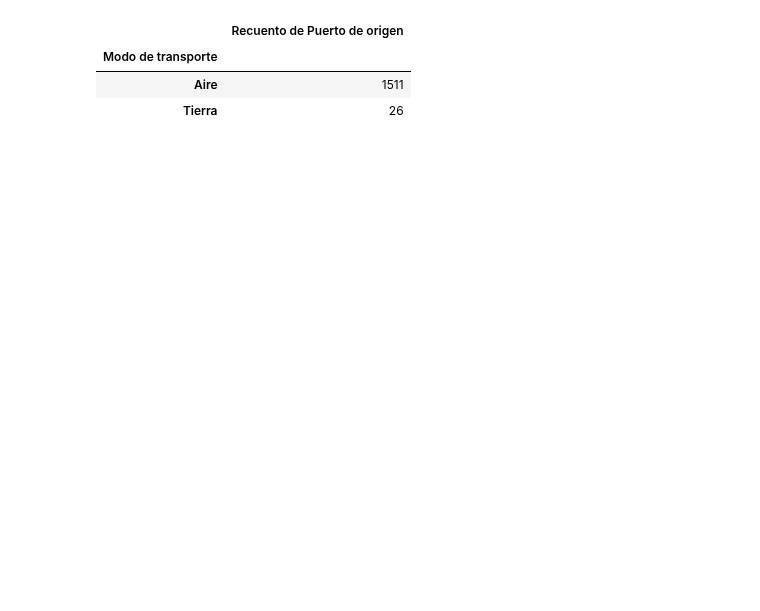
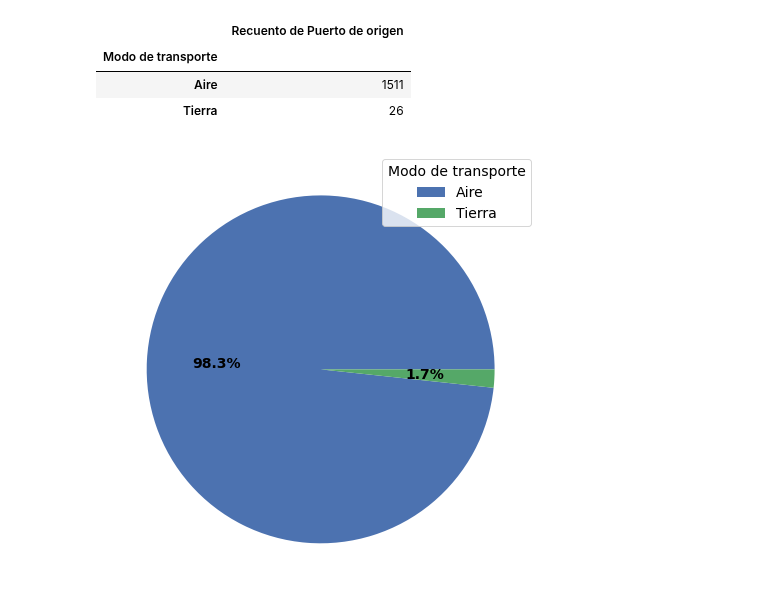
Before and after one commit to hernanrodri/Supply-Chain-Analytics, a Jupyter notebook: Analytics/Freights.ipynb, the cells around one changed output. Drawn from its saved outputs; the diff is of its cells as text; code cells hidden in the pictures; blank space fills up the shorter version.

```diff
--- a/Analytics/Freights.ipynb
+++ b/Analytics/Freights.ipynb
@@ -135,3 +135,10 @@ g3
 | Modo de transporte |  |
 | Aire | 1511 |
 | Tierra | 26 |
+# %%
+if __name__ == "__main__":
+    plt.figure(figsize = (10, 8))
+    plt.pie(g3["Recuento de Puerto de origen"], autopct = "%1.1f%%", textprops = {'fontsize': 14, "fontweight": "bold"})
+    plt.legend(labels = ["Aire", "Tierra"], fontsize =  14, title = "Modo de transporte", title_fontsize = 14)
+# %% [output]
+[figure, added]
```
Also changed, not shown: parts of 5 cells of this notebook.
